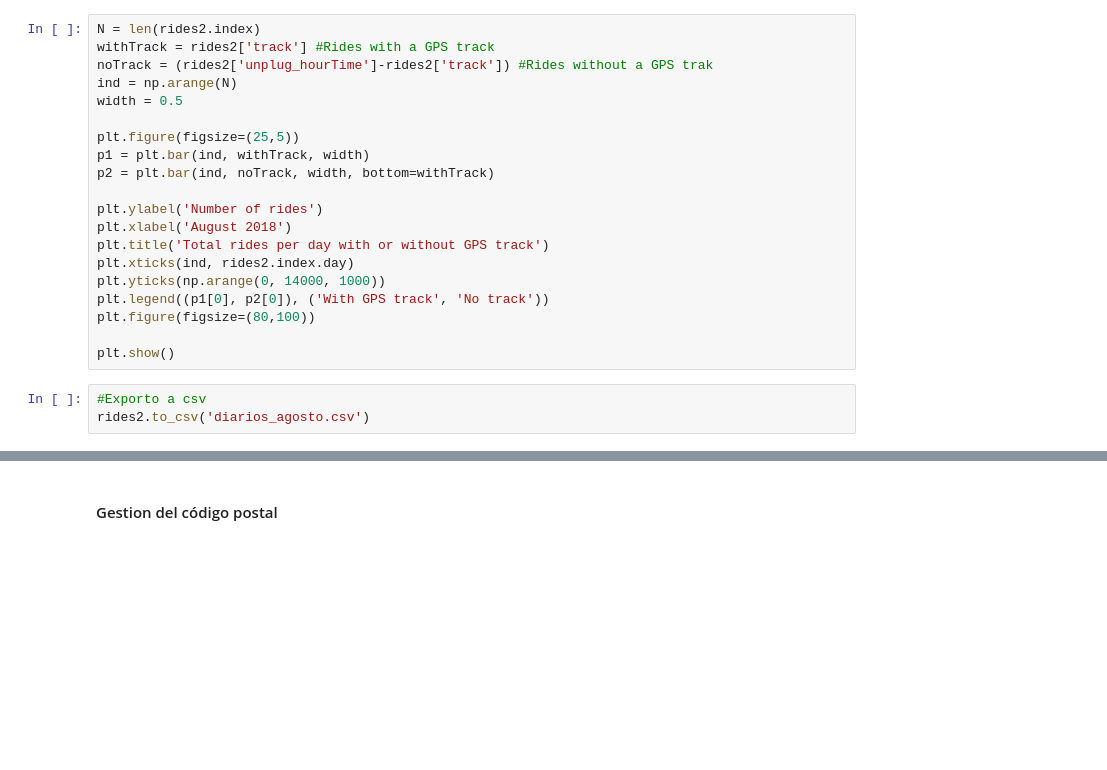
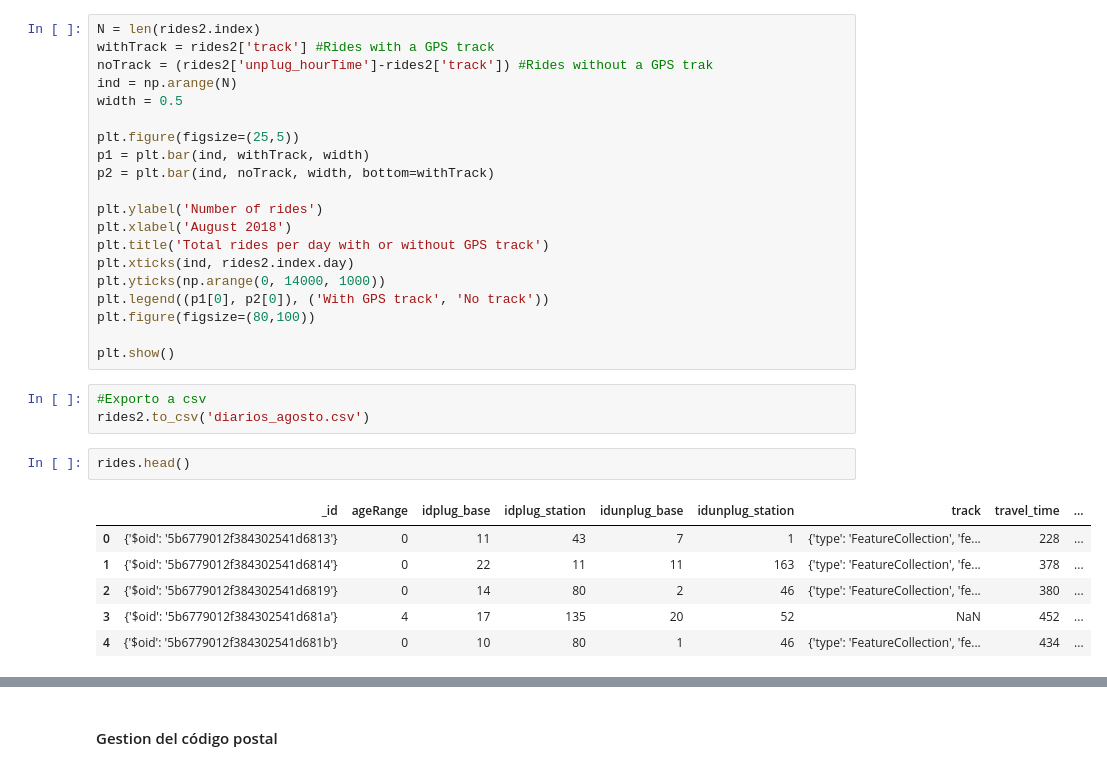
Before and after one commit to vlavandeira/tfm-bicimad, a Jupyter notebook: 1-Data wrangling.ipynb, the cells around one changed output, grey strips where cells are left out. Drawn from its saved outputs; the diff is of its cells as text; blank space fills up the shorter version.

```diff
--- a/1-Data wrangling.ipynb
+++ b/1-Data wrangling.ipynb
@@ -63,5 +68,14 @@ plt.show()
 # %%
 #Exporto a csv
 rides2.to_csv('diarios_agosto.csv')
+# %%
+rides.head()
+# %% [output]
+|  | _id | ageRange | idplug_base | idplug_station | idunplug_base | idunplug_station | track | travel_time | ... |
+| 0 | {'$oid': '5b6779012f384302541d6813'} | 0 | 11 | 43 | 7 | 1 | {'type': 'FeatureCollection', 'fe... | 228 | ... |
+| 1 | {'$oid': '5b6779012f384302541d6814'} | 0 | 22 | 11 | 11 | 163 | {'type': 'FeatureCollection', 'fe... | 378 | ... |
+| 2 | {'$oid': '5b6779012f384302541d6819'} | 0 | 14 | 80 | 2 | 46 | {'type': 'FeatureCollection', 'fe... | 380 | ... |
+| 3 | {'$oid': '5b6779012f384302541d681a'} | 4 | 17 | 135 | 20 | 52 | NaN | 452 | ... |
+| 4 | {'$oid': '5b6779012f384302541d681b'} | 0 | 10 | 80 | 1 | 46 | {'type': 'FeatureCollection', 'fe... | 434 | ... |
 # %%
 rides.tail()
```
Also changed, not shown: parts of 98 cells of this notebook, 1 other file.
